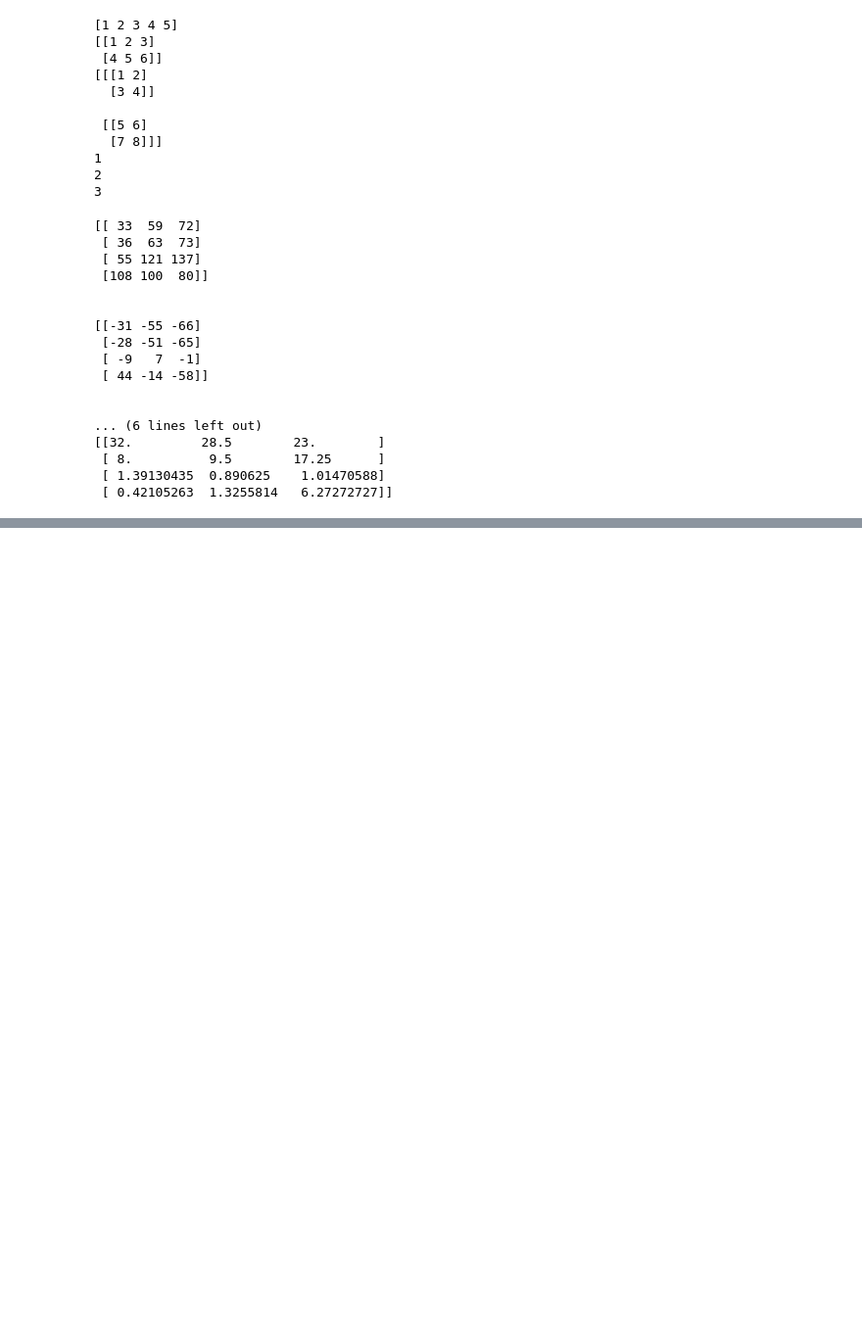
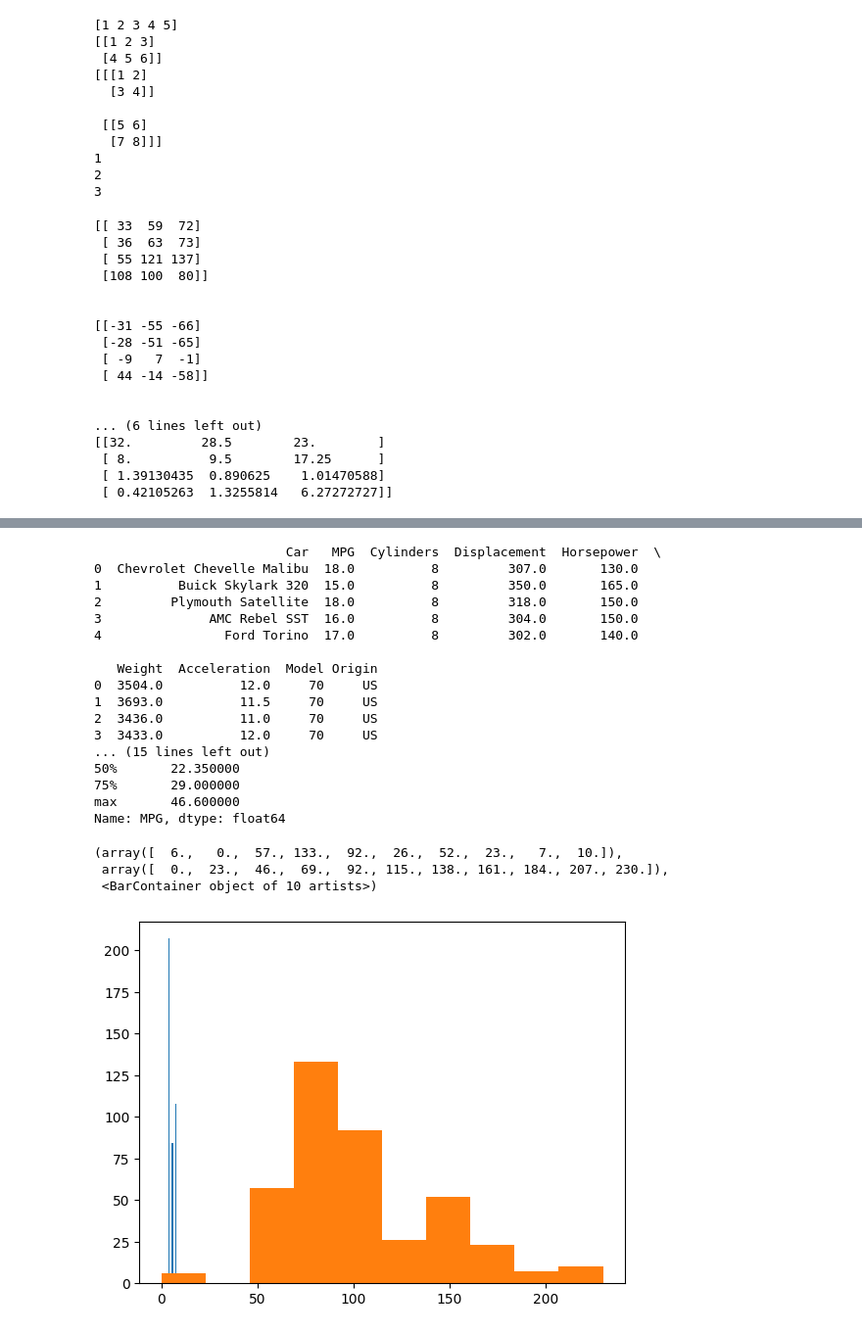
Before and after one commit to tejusvivek/Python-Programming, a Jupyter notebook: Python Programming.ipynb, the cells around one changed output, grey strips where cells are left out. Shown at 98% size. Cells and saved outputs as stored; diff of their text form; code cells hidden in the pictures; blank space fills up the shorter version.

```diff
--- a/Python Programming.ipynb
+++ b/Python Programming.ipynb
@@ -630,0 +753,32 @@ Sliced Subarray:
+# %%
+print(carsDf.head())    #list top 5 rows
+
+print(carsDf.Cylinders.describe())
+print(carsDf.MPG.describe())
+
+import matplotlib.pyplot as plt
+
+plt.hist(carsDf.Cylinders, label='Cylinders', bins=8 )
+plt.hist(carsDf.Horsepower)
+# %% [output]
+                         Car   MPG  Cylinders  Displacement  Horsepower  \
+0  Chevrolet Chevelle Malibu  18.0          8         307.0       130.0
+1          Buick Skylark 320  15.0          8         350.0       165.0
+2         Plymouth Satellite  18.0          8         318.0       150.0
+3              AMC Rebel SST  16.0          8         304.0       150.0
+4                Ford Torino  17.0          8         302.0       140.0
+
+   Weight  Acceleration  Model Origin
+0  3504.0          12.0     70     US
+1  3693.0          11.5     70     US
+2  3436.0          11.0     70     US
+3  3433.0          12.0     70     US
+... (15 lines left out)
+50%       22.350000
+75%       29.000000
+max       46.600000
+Name: MPG, dtype: float64
+(array([  6.,   0.,  57., 133.,  92.,  26.,  52.,  23.,   7.,  10.]),
+ array([  0.,  23.,  46.,  69.,  92., 115., 138., 161., 184., 207., 230.]),
+ <BarContainer object of 10 artists>)
+[figure, added]
```
Also changed, not shown: parts of 9 cells of this notebook.
